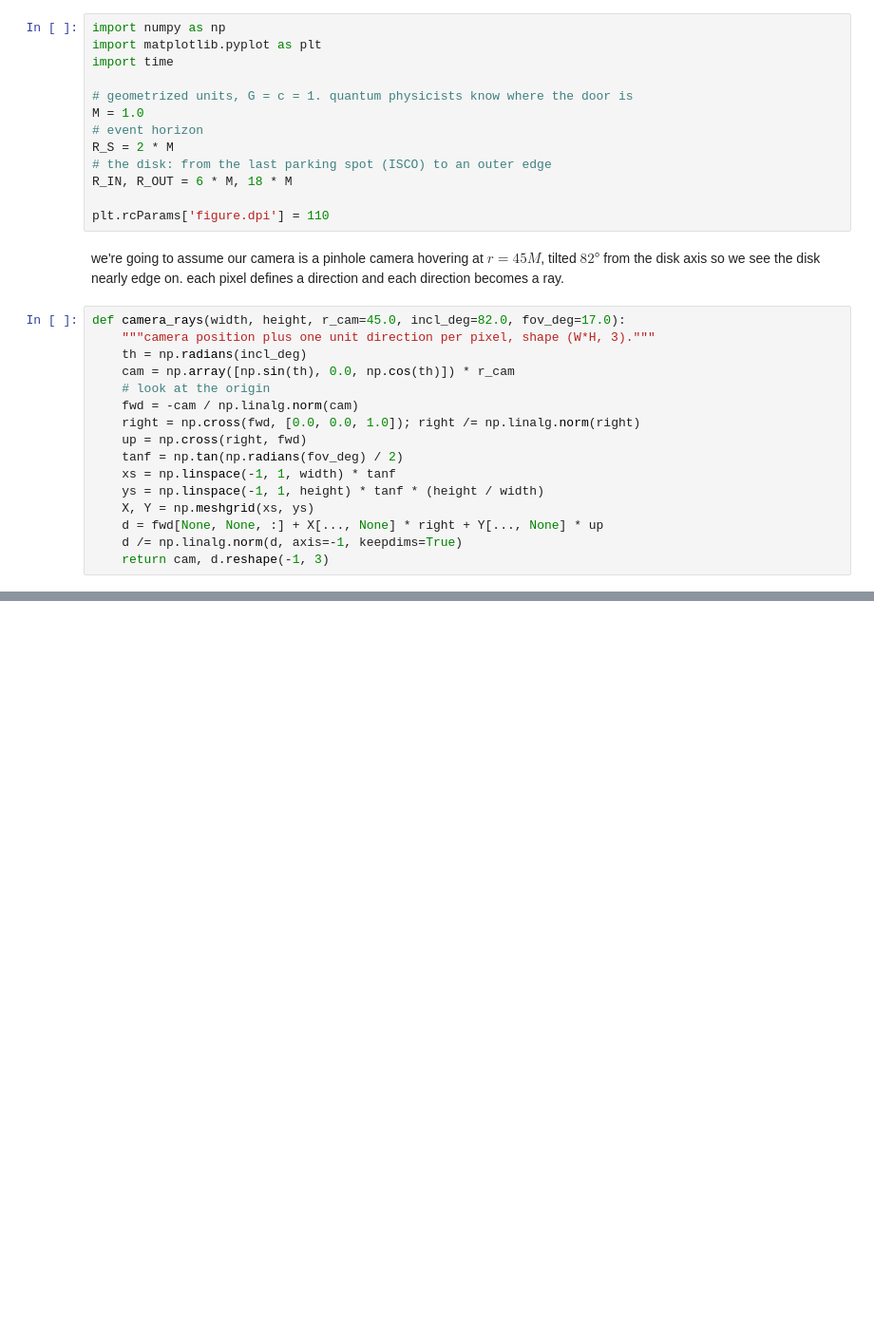
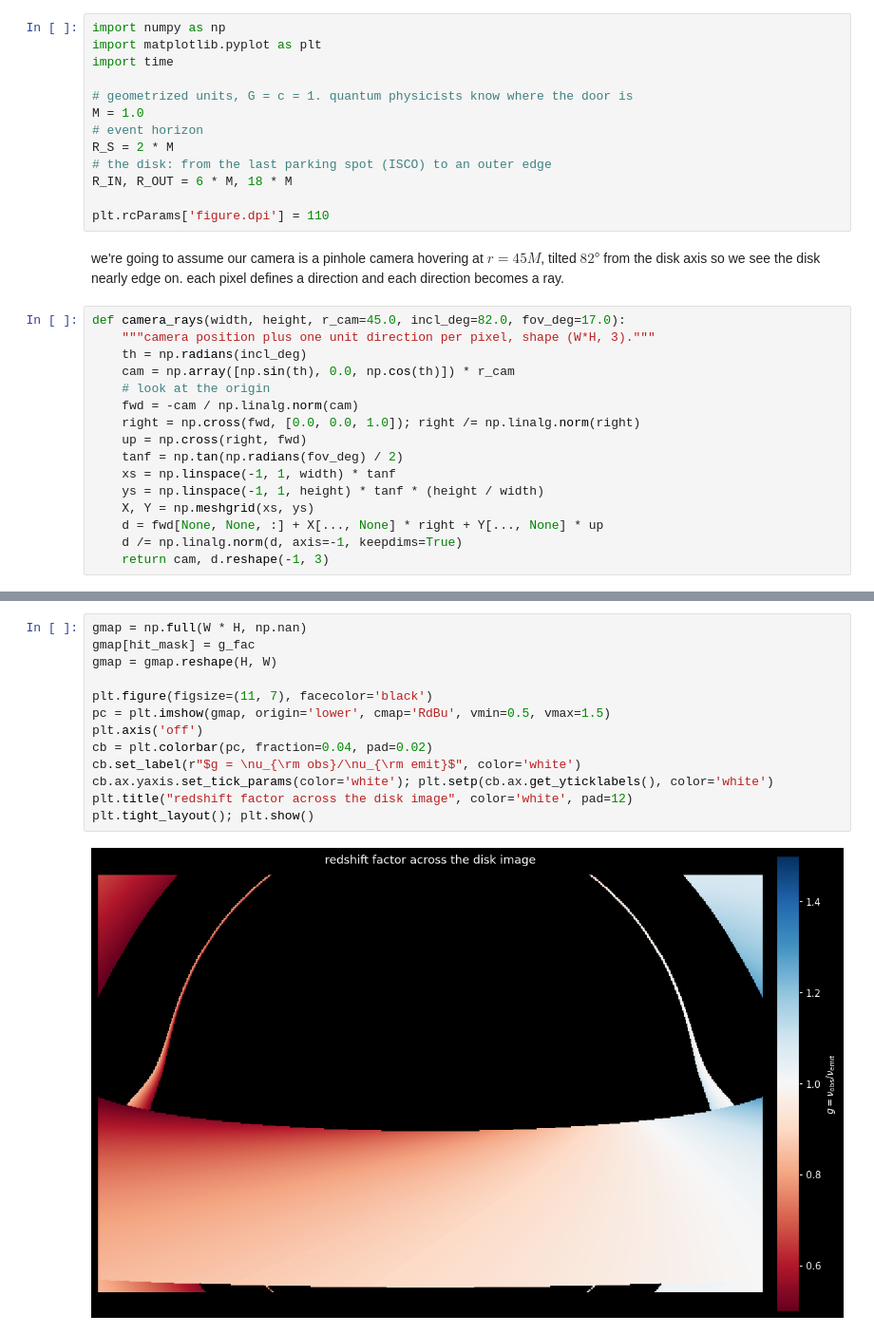
Before and after one commit to nicomii/gravity-lab, a Jupyter notebook: black-hole/chapter3-feeding-a-bh.ipynb, the cells around one changed output, grey strips where cells are left out. Shown at 95% size. Drawn from its saved outputs; the diff is of its cells as text; blank space fills up the shorter version.

```diff
--- a/black-hole/chapter3-feeding-a-bh.ipynb
+++ b/black-hole/chapter3-feeding-a-bh.ipynb
@@ -79,0 +259,15 @@ def camera_rays(width, height, r_cam=45.0, incl_deg=82.0, fov_deg=17.0):
+# %%
+gmap = np.full(W * H, np.nan)
+gmap[hit_mask] = g_fac
+gmap = gmap.reshape(H, W)
+
+plt.figure(figsize=(11, 7), facecolor='black')
+pc = plt.imshow(gmap, origin='lower', cmap='RdBu', vmin=0.5, vmax=1.5)
+plt.axis('off')
+cb = plt.colorbar(pc, fraction=0.04, pad=0.02)
+cb.set_label(r"$g = \nu_{\rm obs}/\nu_{\rm emit}$", color='white')
+cb.ax.yaxis.set_tick_params(color='white'); plt.setp(cb.ax.get_yticklabels(), color='white')
+plt.title("redshift factor across the disk image", color='white', pad=12)
+plt.tight_layout(); plt.show()
+# %% [output]
+[figure, added]
```
Also changed, not shown: parts of 12 cells of this notebook.
